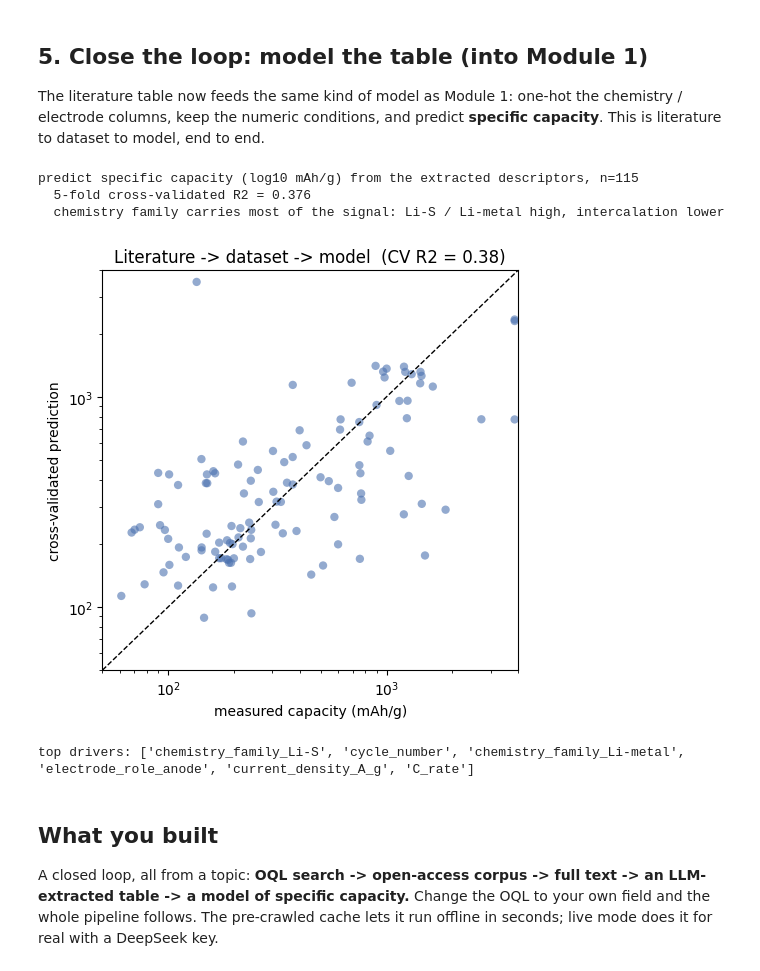
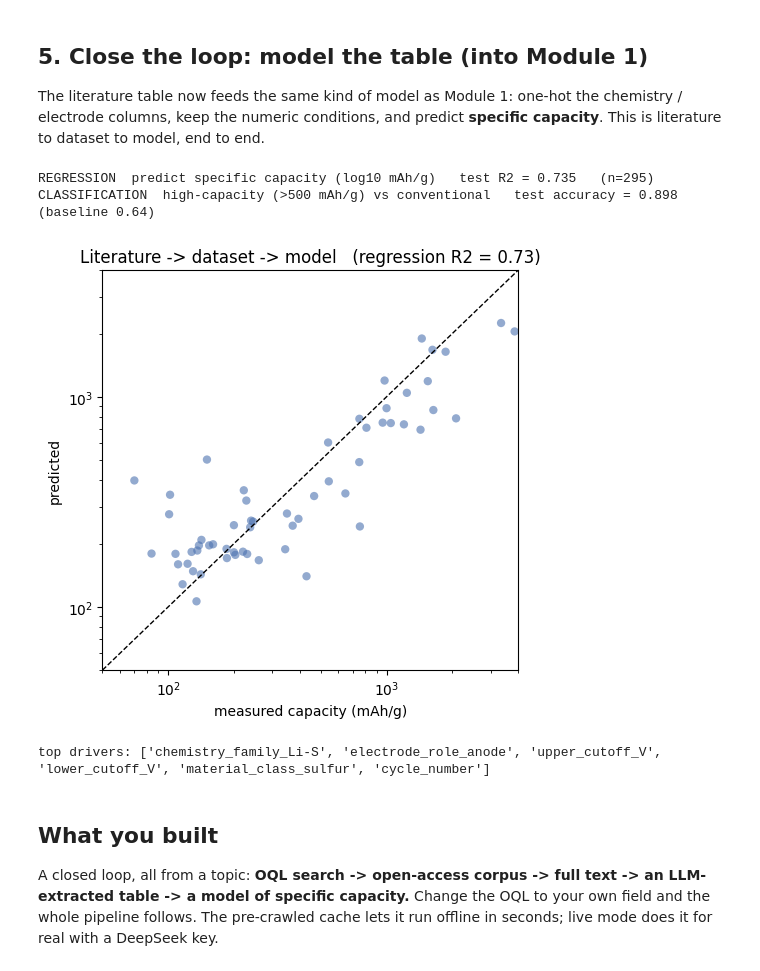
Before and after one commit to ruiding-uchicago/NRT_Training_Materials, a Jupyter notebook: module_2c_literature_to_dataset/Module2c_Literature_to_Dataset.ipynb, the cells around one changed output. Drawn from its saved outputs; the diff is of its cells as text; code cells hidden in the pictures.

```diff
--- a/module_2c_literature_to_dataset/Module2c_Literature_to_Dataset.ipynb
+++ b/module_2c_literature_to_dataset/Module2c_Literature_to_Dataset.ipynb
@@ -278,44 +281,54 @@ saved: battery_dataset.csv / battery_dataset.json
 The literature table now feeds the same kind of model as Module 1: one-hot the chemistry / electrode columns, keep the numeric conditions, and predict **specific capacity**. This is literature to dataset to model, end to end.
 # %%
 import numpy as np, matplotlib.pyplot as plt
-from sklearn.model_selection import cross_val_predict, KFold
-from sklearn.ensemble import RandomForestRegressor, VotingRegressor
+from sklearn.model_selection import train_test_split
+from sklearn.ensemble import RandomForestRegressor, RandomForestClassifier
 from xgboost import XGBRegressor
-from sklearn.metrics import r2_score
+from sklearn.metrics import r2_score, accuracy_score
+SEED = 7   # a single 80/20 split, same style as Modules 1a-1d
 
 d = data[data["specific_capacity_mAh_g"].notna()].copy()
-d = d[d["specific_capacity_mAh_g"].between(1, 4000)]          # physical bound; drops rare parse outliers
-y = np.log10(d["specific_capacity_mAh_g"].astype(float))     # capacity spans ~60-3600 mAh/g, so model log10
-feat = d[["chemistry_family","electrode_role","current_density_A_g","C_rate","cycle_number","voltage_V"]]
-X = pd.get_dummies(feat, columns=["chemistry_family","electrode_role"], dummy_na=True)
-X = X.apply(pd.to_numeric, errors="coerce"); X = X.fillna(X.median(numeric_only=True)).fillna(0.0)
+cap = pd.to_numeric(d["specific_capacity_mAh_g"], errors="coerce")
+d = d[cap.between(1, 4000)]; cap = cap[cap.between(1, 4000)]      # physical bound; drops rare parse outliers
 
-model = VotingRegressor([("rf", RandomForestRegressor(n_estimators=400, random_state=0, n_jobs=-1)),
-                         ("xgb", XGBRegressor(n_estimators=400, learning_rate=0.05, max_depth=4,
-                                              subsample=0.8, random_state=0))])
-# small table -> use 5-fold out-of-fold predictions for an honest score and a full parity plot
-oof = cross_val_predict(model, X, y, cv=KFold(5, shuffle=True, random_state=0))
-r2  = r2_score(y, oof)
-print(f"predict specific capacity (log10 mAh/g) from the extracted descriptors, n={len(d)}")
-print(f"  5-fold cross-validated R2 = {r2:.3f}")
-print("  chemistry family carries most of the signal: Li-S / Li-metal high, intercalation lower")
+CAT = ["material_class","chemistry_family","electrode_role","cell_type"]
+NUM = ["current_density_A_g","C_rate","cycle_number","upper_cutoff_V","lower_cutoff_V",
+       "temperature_C","loading_mg_cm2","first_cycle_CE_percent"]
+X = pd.get_dummies(d[CAT], columns=CAT, dummy_na=True)
+for n in NUM: X[n] = pd.to_numeric(d[n], errors="coerce")
+for n in ["current_density_A_g","cycle_number"]: X[n] = np.log1p(X[n].clip(lower=0))   # skewed -> log
+X = X.fillna(X.median(numeric_only=True)).fillna(0.0)
+
+# --- regression: predict the capacity value (log10, since it spans ~60-3600 mAh/g) ---
+y = np.log10(cap.astype(float))
+Xtr,Xte,ytr,yte = train_test_split(X, y, test_size=0.2, random_state=SEED)
+rf  = RandomForestRegressor(n_estimators=500, random_state=0, n_jobs=-1).fit(Xtr, ytr)
+xgb = XGBRegressor(n_estimators=400, learning_rate=0.05, max_depth=4, subsample=0.8, random_state=0).fit(Xtr, ytr)
+pred = (rf.predict(Xte) + xgb.predict(Xte)) / 2
+R2 = r2_score(yte, pred)
+print(f"REGRESSION  predict specific capacity (log10 mAh/g)   test R2 = {R2:.3f}   (n={len(d)})")
+
+# --- classification: high-capacity (>500 mAh/g) vs conventional ---
+yc = (cap > 500).astype(int)
+Xa,Xb,ya,yb = train_test_split(X, yc, test_size=0.2, random_state=SEED, stratify=yc)
+clf = RandomForestClassifier(n_estimators=500, random_state=0, n_jobs=-1).fit(Xa, ya)
+acc = accuracy_score(yb, clf.predict(Xb))
+print(f"CLASSIFICATION  high-capacity (>500 mAh/g) vs conventional   test accuracy = {acc:.3f}  "
+      f"(baseline {yb.value_counts(normalize=True).max():.2f})")
 
 fig, ax = plt.subplots(figsize=(5,5))
-ax.scatter(10**y, 10**oof, alpha=.6, color="#4C72B0", edgecolor="none")
-lim=[50, 4000]; ax.plot(lim, lim, "k--", lw=1)
+ax.scatter(10**yte, 10**pred, alpha=.6, color="#4C72B0", edgecolor="none")
+lim=[50,4000]; ax.plot(lim,lim,"k--",lw=1)
 ax.set(xscale="log", yscale="log", xlim=lim, ylim=lim,
-       xlabel="measured capacity (mAh/g)", ylabel="cross-validated prediction",
-       title=f"Literature -> dataset -> model  (CV R2 = {r2:.2f})")
+       xlabel="measured capacity (mAh/g)", ylabel="predicted",
+       title=f"Literature -> dataset -> model   (regression R2 = {R2:.2f})")
 os.makedirs("figures", exist_ok=True); fig.tight_layout(); fig.savefig("figures/2c_capacity_parity.png", dpi=140); plt.show()
-
-imp = RandomForestRegressor(n_estimators=400, random_state=0, n_jobs=-1).fit(X, y).feature_importances_
-print("top drivers:", list(pd.Series(imp, index=X.columns).nlargest(6).index))
+print("top drivers:", list(pd.Series(rf.feature_importances_, index=X.columns).nlargest(6).index))
 # %% [output]
-predict specific capacity (log10 mAh/g) from the extracted descriptors, n=115
-  5-fold cross-validated R2 = 0.376
-  chemistry family carries most of the signal: Li-S / Li-metal high, intercalation lower
+REGRESSION  predict specific capacity (log10 mAh/g)   test R2 = 0.735   (n=295)
+CLASSIFICATION  high-capacity (>500 mAh/g) vs conventional   test accuracy = 0.898  (baseline 0.64)
-[figure, old version]
+[figure, new version]
-top drivers: ['chemistry_family_Li-S', 'cycle_number', 'chemistry_family_Li-metal', 'electrode_role_anode', 'current_density_A_g', 'C_rate']
+top drivers: ['chemistry_family_Li-S', 'electrode_role_anode', 'upper_cutoff_V', 'lower_cutoff_V', 'material_class_sulfur', 'cycle_number']
 # %% [markdown]
 ## What you built
 
```
Also changed, not shown: parts of 4 cells of this notebook, 5 other files.
